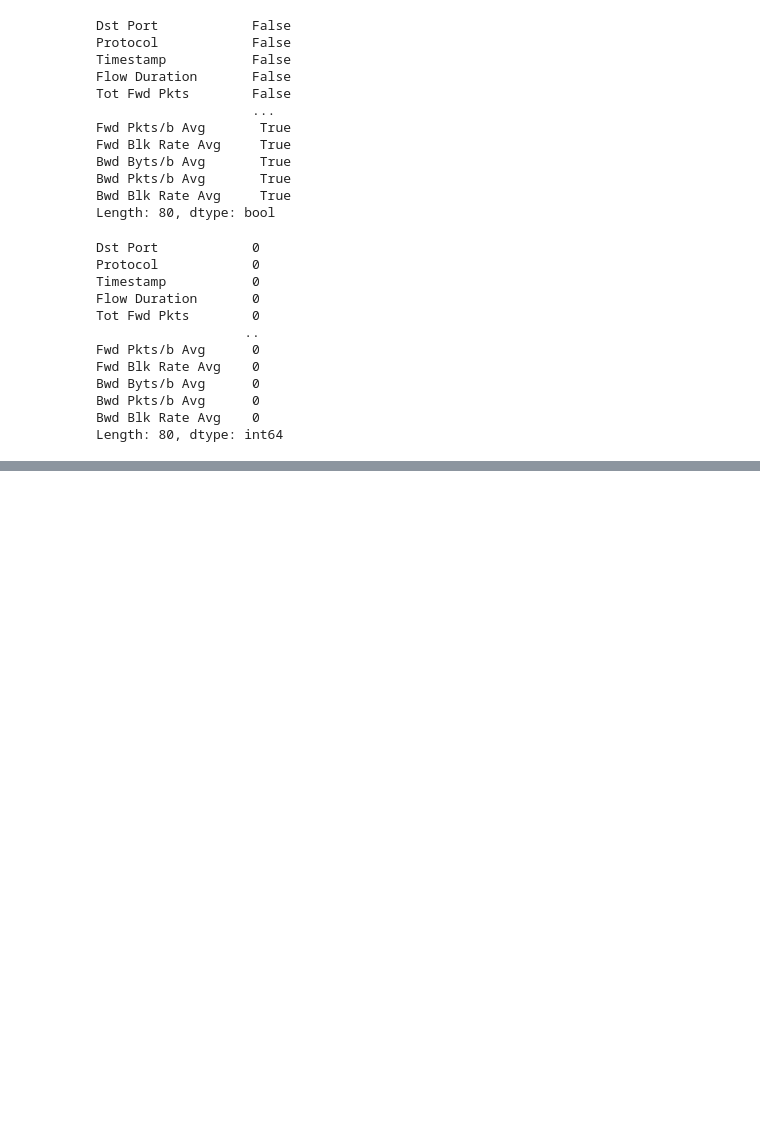
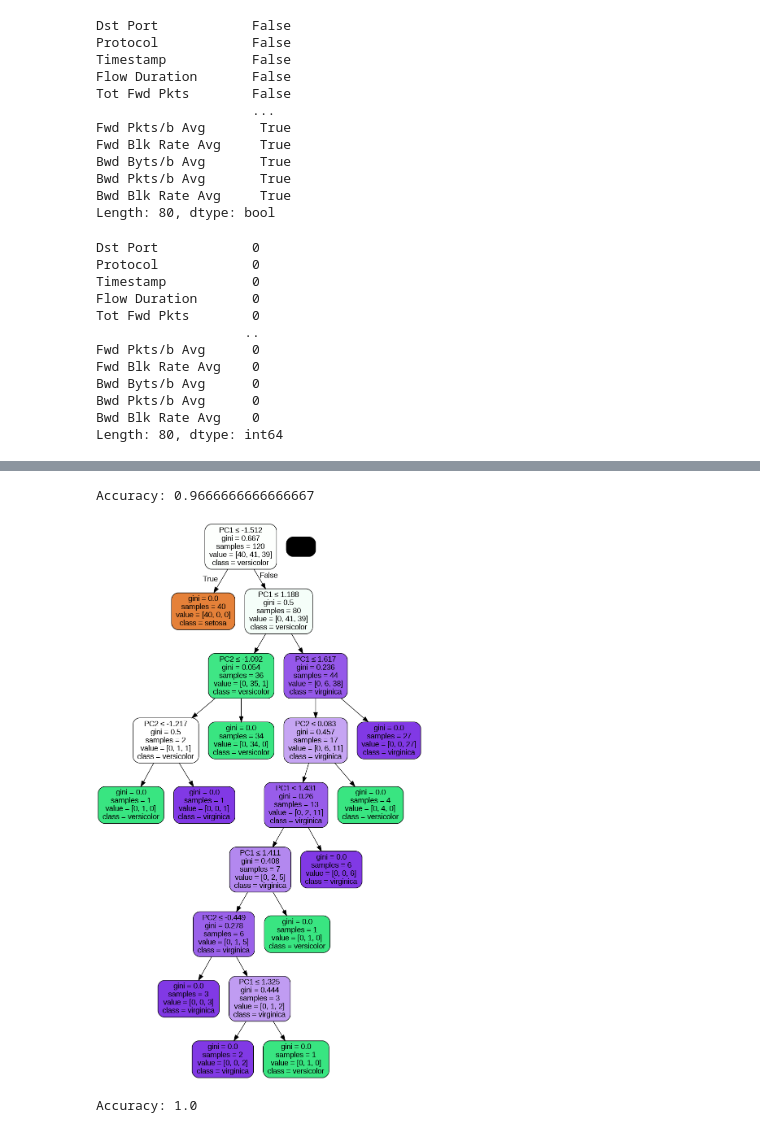
Before and after one commit to mariumnour/Project-1, a Jupyter notebook: finalThesis.ipynb, the cells around one changed output, grey strips where cells are left out. Drawn from its saved outputs; the diff is of its cells as text; code cells hidden in the pictures; blank space fills up the shorter version.

```diff
--- a/finalThesis.ipynb
+++ b/finalThesis.ipynb
@@ -226,0 +308,68 @@ Accuracy: 0.91
+# %%
+from sklearn.datasets import load_iris
+from sklearn.model_selection import train_test_split
+from sklearn.tree import DecisionTreeClassifier
+from sklearn.decomposition import PCA
+
+# Load the iris dataset
+iris = load_iris()
+X, y = iris.data, iris.target
+
+# Split the data into training and testing sets
+X_train, X_test, y_train, y_test = train_test_split(X, y, test_size=0.2, random_state=42)
+
+# Perform PCA to reduce the dimensionality of the data
+pca = PCA(n_components=2)
+X_train_pca = pca.fit_transform(X_train)
+X_test_pca = pca.transform(X_test)
+
+# Train a decision tree classifier on the reduced data
+clf = DecisionTreeClassifier()
+clf.fit(X_train_pca, y_train)
+
+# Evaluate the model on the testing data
+accuracy = clf.score(X_test_pca, y_test)
+print("Accuracy:", accuracy)
+# %% [output]
+Accuracy: 0.9666666666666667
+# %%
+from sklearn.tree import export_graphviz
+from IPython.display import Image
+import pydotplus
+
+dot_data = export_graphviz(clf, out_file=None,
+                           feature_names=['PC1', 'PC2'],
+                           class_names=iris.target_names,
+                           filled=True, rounded=True,
+                           special_characters=True)
+graph = pydotplus.graph_from_dot_data(dot_data)
+Image(graph.create_png())
+# %% [output]
+[figure, added]
+# %%
+from sklearn.datasets import load_iris
+from sklearn.model_selection import train_test_split
+from sklearn.neighbors import KNeighborsClassifier
+from sklearn.decomposition import PCA
+
+# Load the iris dataset
+iris = load_iris()
+X, y = iris.data, iris.target
+
+# Split the data into training and testing sets
+X_train, X_test, y_train, y_test = train_test_split(X, y, test_size=0.2, random_state=42)
+
+# Perform PCA to reduce the dimensionality of the data
+pca = PCA(n_components=2)
+X_train_pca = pca.fit_transform(X_train)
+X_test_pca = pca.transform(X_test)
+
+# Train a KNN classifier on the reduced data
+knn = KNeighborsClassifier()
+knn.fit(X_train_pca, y_train)
+
+# Evaluate the model on the testing data
+accuracy = knn.score(X_test_pca, y_test)
+print("Accuracy:", accuracy)
+# %% [output]
+Accuracy: 1.0
```
Also changed, not shown: parts of 13 cells of this notebook.
